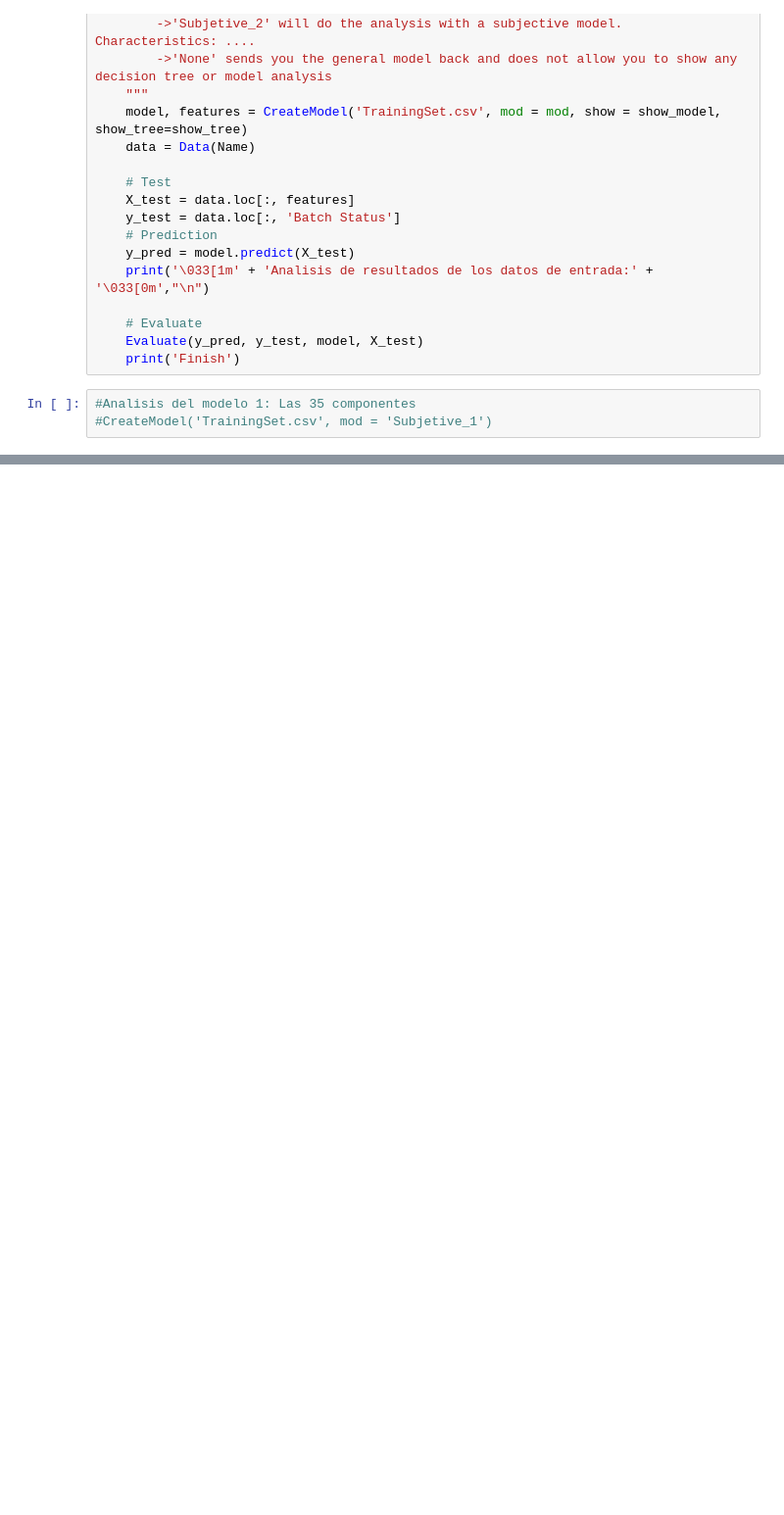
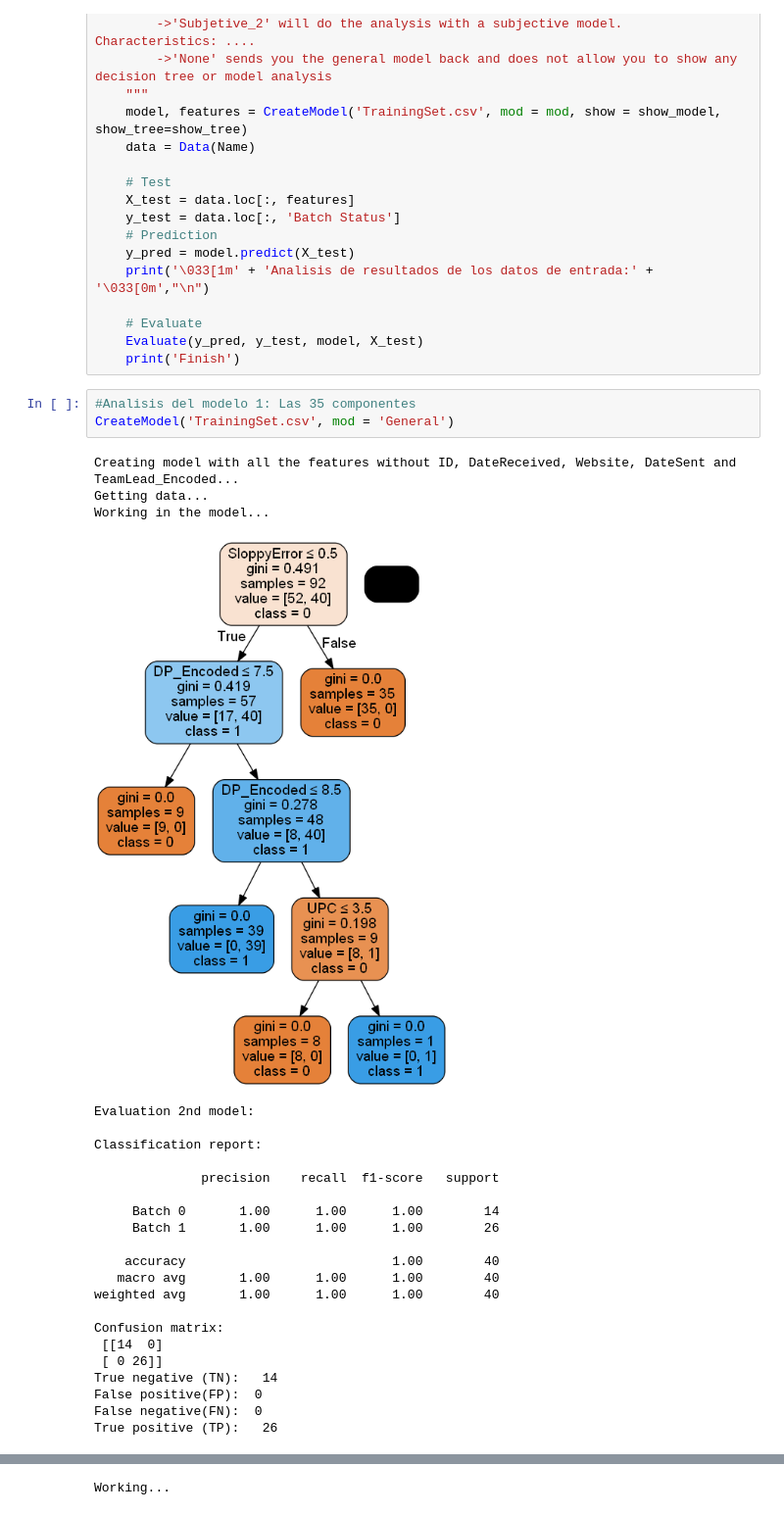
Before and after one commit to Yumil22/Curso_Python, a Jupyter notebook: Final_DecisionTree_Team.ipynb, the cells around one changed output, grey strips where cells are left out. Shown: that part at 98% size. Drawn from its saved outputs; the diff is of its cells as text; blank space fills up the shorter version.

```diff
--- a/Final_DecisionTree_Team.ipynb
+++ b/Final_DecisionTree_Team.ipynb
@@ -420,4 +420,29 @@ def Evaluate_TestData(Name, mod = 'subjetive', show_model = False, show_tree = F
     print('Finish')
 # %%
 #Analisis del modelo 1: Las 35 componentes
-#CreateModel('TrainingSet.csv', mod = 'Subjetive_1')
+CreateModel('TrainingSet.csv', mod = 'General')
+# %% [output]
+Creating model with all the features without ID, DateReceived, Website, DateSent and TeamLead_Encoded...
+Getting data...
+Working in the model...
+[figure, added]
+Evaluation 2nd model:
+
+Classification report:
+
+              precision    recall  f1-score   support
+
+     Batch 0       1.00      1.00      1.00        14
+     Batch 1       1.00      1.00      1.00        26
+
+    accuracy                           1.00        40
+   macro avg       1.00      1.00      1.00        40
+weighted avg       1.00      1.00      1.00        40
+
+Confusion matrix:
+ [[14  0]
+ [ 0 26]]
+True negative (TN):   14
+False positive(FP):  0
+False negative(FN):  0
+True positive (TP):   26
@@ -423,0 +468 @@ def Evaluate_TestData(Name, mod = 'subjetive', show_model = False, show_tree = F
+Working...
```
Also changed, not shown: parts of 4 cells of this notebook, 2 other files.
